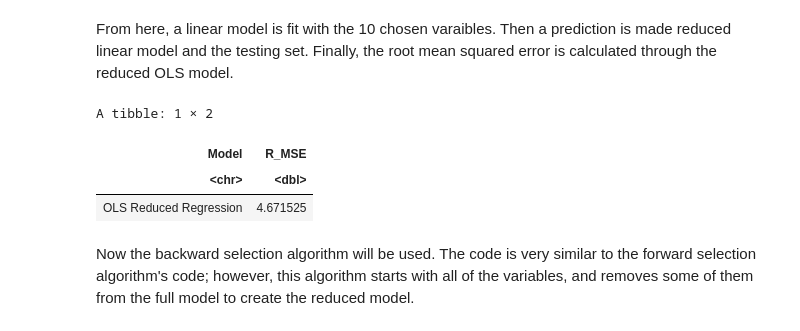
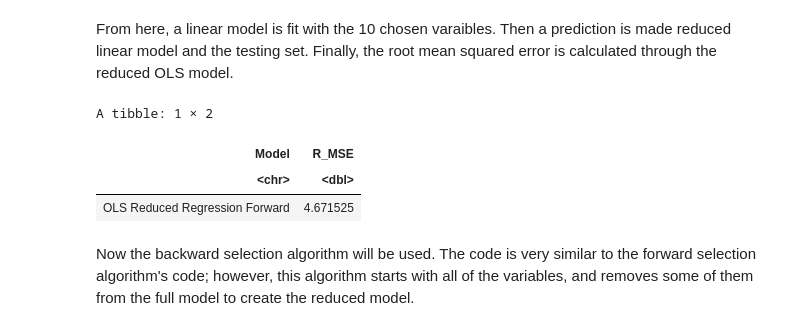
Before and after one commit to tanaytk21/stat301, a Jupyter notebook: Group_Project.ipynb, the cells around one changed output. Saved outputs shown, nothing was run; the diff lists cells and outputs as text; code cells hidden in the pictures.

Commit message:
added forward and backward to bottom table

```diff
--- a/Group_Project.ipynb
+++ b/Group_Project.ipynb
@@ -196,18 +178,18 @@ boston_red_OLS_for <- lm(MEDV~CRIM+CHAS+NOX+RM+AGE+DIS+RAD+TAX+PTRATIO+LSTAT,
 boston_pred_red_OLS_for <- predict(boston_red_OLS_for, testing_boston)
 # %%
 boston_R_MSE_forward <- tibble(
-    Model = "OLS Reduced Regression",
+    Model = "OLS Reduced Regression Forward",
     R_MSE = rmse(
         preds = boston_pred_red_OLS_for,
         actuals = testing_boston$MEDV
         )
     )
 boston_R_MSE_forward
 # %% [output]
 A tibble: 1 × 2
 | Model | R_MSE |
 | <chr> | <dbl> |
-| OLS Reduced Regression | 4.671525 |
+| OLS Reduced Regression Forward | 4.671525 |
 # %% [markdown]
 Now the backward selection algorithm will be used. The code is very similar to the forward selection algorithm's code; however, this algorithm starts with all of the variables, and removes some of them from the full model to create the reduced model.
 # %%
```
Also changed, not shown: parts of 9 cells of this notebook.
